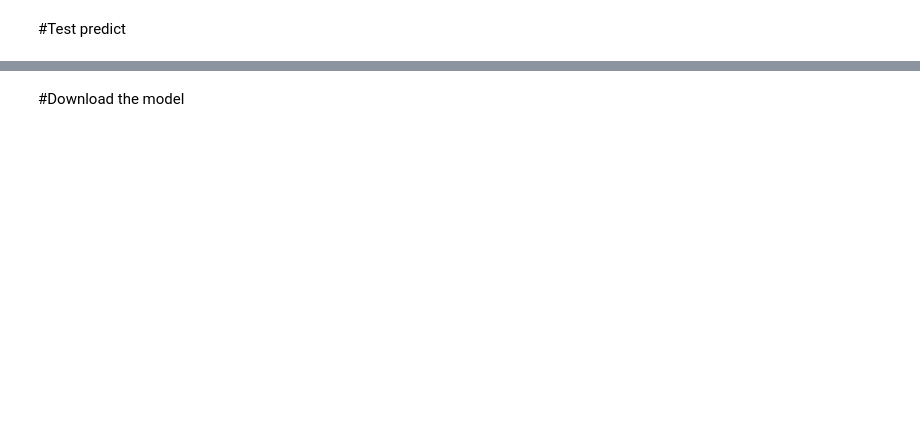
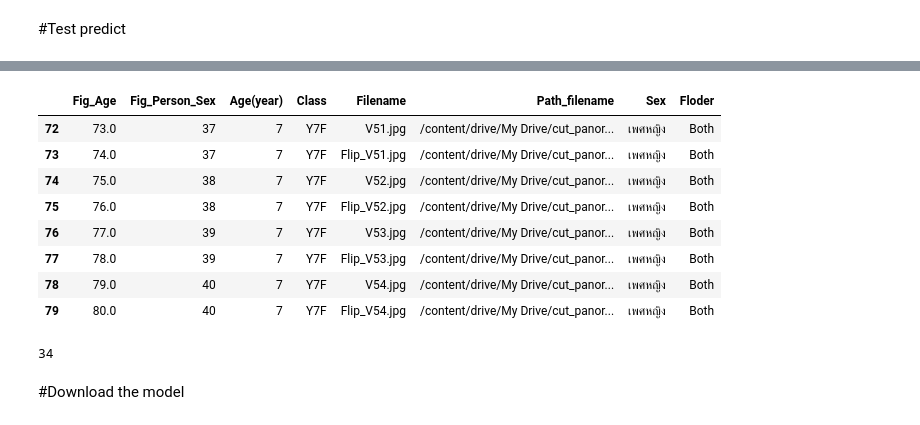
Before and after one commit to Wanita-8943/efficientnet_keras_transfer_learning, a Jupyter notebook: All_Cut_Leaw.ipynb, the cells around one changed output, grey strips where cells are left out. Saved outputs shown, nothing was run; the diff lists cells and outputs as text; code cells hidden in the pictures; blank space fills up the shorter version.

```diff
--- a/All_Cut_Leaw.ipynb
+++ b/All_Cut_Leaw.ipynb
@@ -11,7 +11,7 @@ drive.mount('/content/drive')
 # %% [output]
 Drive already mounted at /content/drive; to attempt to forcibly remount, call drive.mount("/content/drive", force_remount=True).
 # %%
-df = pd.read_csv (r'/content/drive/My Drive/cut_panoramic/All_file_complete.csv')
+df = pd.read_csv (r'/content/drive/My Drive/cut_panoramic/All_file_complete1.csv')
 df
 # %% [output]
 |  | Fig_Age | Fig_Person_Sex | Age(year) | Class | Filename | Path_filename | Sex | Floder |
@@ -1673,3 +1730,19 @@ Y12 0.52738667
+# %%
+Y7F_test
+# %% [output]
+|  | Fig_Age | Fig_Person_Sex | Age(year) | Class | Filename | Path_filename | Sex | Floder |
+| 72 | 73.0 | 37 | 7 | Y7F | V51.jpg | /content/drive/My Drive/cut_panor... | เพศหญิง | Both |
+| 73 | 74.0 | 37 | 7 | Y7F | Flip_V51.jpg | /content/drive/My Drive/cut_panor... | เพศหญิง | Both |
+| 74 | 75.0 | 38 | 7 | Y7F | V52.jpg | /content/drive/My Drive/cut_panor... | เพศหญิง | Both |
+| 75 | 76.0 | 38 | 7 | Y7F | Flip_V52.jpg | /content/drive/My Drive/cut_panor... | เพศหญิง | Both |
+| 76 | 77.0 | 39 | 7 | Y7F | V53.jpg | /content/drive/My Drive/cut_panor... | เพศหญิง | Both |
+| 77 | 78.0 | 39 | 7 | Y7F | Flip_V53.jpg | /content/drive/My Drive/cut_panor... | เพศหญิง | Both |
+| 78 | 79.0 | 40 | 7 | Y7F | V54.jpg | /content/drive/My Drive/cut_panor... | เพศหญิง | Both |
+| 79 | 80.0 | 40 | 7 | Y7F | Flip_V54.jpg | /content/drive/My Drive/cut_panor... | เพศหญิง | Both |
+# %%
+len(class_)
+# %% [output]
+34
 # %%
 #from sklearn.metrics import confusion_matrix
 
```
Also changed, not shown: parts of 32 cells of this notebook.
